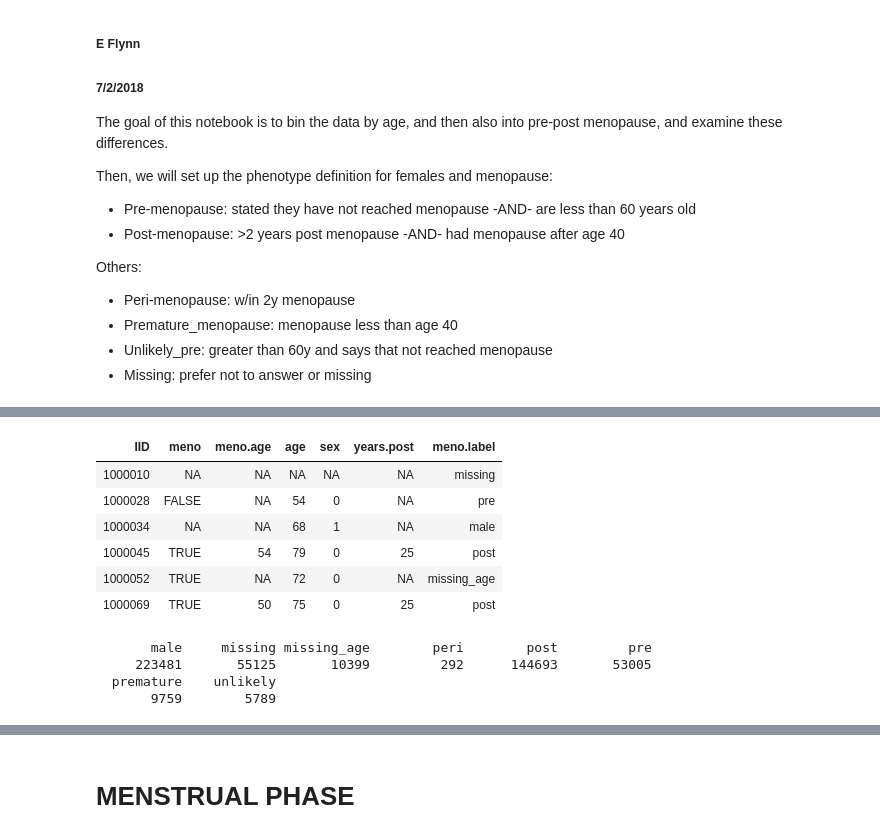
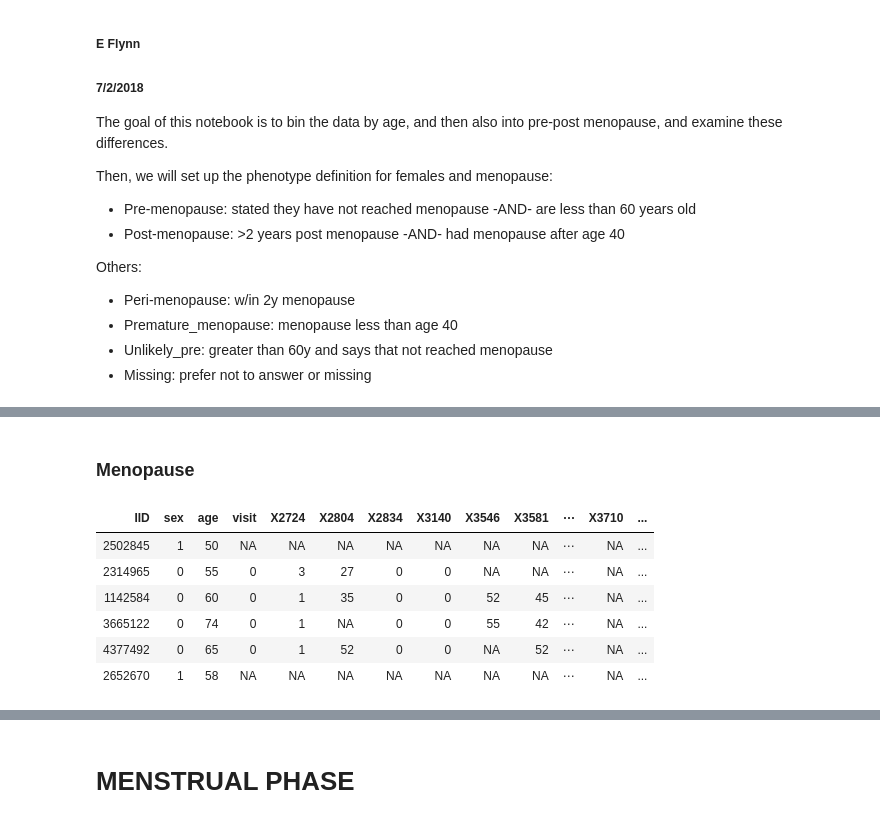
Before and after one commit to rivas-lab/sex-diff-biomarker-genetics, a Jupyter notebook: notebooks/ExamineAgeMenopause.ipynb, the cells around one changed output, grey strips where cells are left out. Saved outputs shown, nothing was run; the diff lists cells and outputs as text; code cells hidden in the pictures.

Commit message:
updated menopause phe

```diff
--- a/notebooks/ExamineAgeMenopause.ipynb
+++ b/notebooks/ExamineAgeMenopause.ipynb
@@ -91,0 +139,11 @@ sex  FALSE   TRUE
+# %%
+# DERIVED PHENOTYPES:
+#    preg: 1 = possibly or confirmed pregnant (exclude!), 0 = not pregnant, NA = did not answer
+#    hrt / pill:  1= still taking, 0 = not still taking, -1 = time not known, NA = did not answer
+ss_mat5 <- ss_mat4 %>% mutate(
+    preg=ifelse(X3140==1 | X3140==2, 1, X3140),
+    pill=ifelse(X2804==-11, 1, ifelse(X2804 == -3 | X2804==-1,-9, 0)),
+    hrt=ifelse(X3546==-11, 1, ifelse(X3546 == -3 | X3546==-1, -9, 0)))
+table(ss_mat5$preg)
+table(ss_mat5$hrt)
+table(ss_mat5$pill)
@@ -92 +157,27 @@ sex  FALSE   TRUE
+# %% [markdown]
+### Menopause
+# %%
+#head(ss_mat5)
+
+ss_mat6 <- ss_mat5 %>% mutate(
+    ooph= ifelse(X2834 == -3 | X2834==-5,-9, X2834),
+    hyster= ifelse(X3591 == -3 | X3591==-5,-9, X3591),
+    meno = ifelse(X2724 ==-3 | X2724==3,NA, ifelse(X2724 == 2 | X2724== 1, 1, X2724)), # hysterectomy / yes --> yes; not sure/prefer not --> -9
+    hyster2= ifelse(X2724==2, 1, 0),
+    meno.age=ifelse(X3581 == -3 | X3581==-1,-9, X3581)
+    )
+
+head(ss_mat6)
+ss_mat7 <- mutate(ss_mat6,
+                  years.post=ifelse(meno.age<0, NA, age - meno.age),# compute the years since menopause
+                  surgical.meno=ifelse(ooph == 1 | hyster==1 | hyster2 == 1,1,ifelse(X2834 == -9 & X3591==-9, NA, 0))
+                 )
+# %% [output]
+| IID | sex | age | visit | X2724 | X2804 | X2834 | X3140 | X3546 | X3581 | ⋯ | X3710 | ... |
+| 2502845 | 1 | 50 | NA | NA | NA | NA | NA | NA | NA | ⋯ | NA | ... |
+| 2314965 | 0 | 55 | 0 | 3 | 27 | 0 | 0 | NA | NA | ⋯ | NA | ... |
+| 1142584 | 0 | 60 | 0 | 1 | 35 | 0 | 0 | 52 | 45 | ⋯ | NA | ... |
+| 3665122 | 0 | 74 | 0 | 1 | NA | 0 | 0 | 55 | 42 | ⋯ | NA | ... |
+| 4377492 | 0 | 65 | 0 | 1 | 52 | 0 | 0 | NA | 52 | ⋯ | NA | ... |
+| 2652670 | 1 | 58 | NA | NA | NA | NA | NA | NA | NA | ⋯ | NA | ... |
 # %%
@@ -128,15 +210,0 @@ combined_age_dat2$meno.label <- mapply(label_col, df$meno, df$meno.age, df$age,
-# %%
-head(combined_age_dat2)
-table(combined_age_dat2$meno.label)
-# %% [output]
-| IID | meno | meno.age | age | sex | years.post | meno.label |
-| 1000010 | NA | NA | NA | NA | NA | missing |
-| 1000028 | FALSE | NA | 54 | 0 | NA | pre |
-| 1000034 | NA | NA | 68 | 1 | NA | male |
-| 1000045 | TRUE | 54 | 79 | 0 | 25 | post |
-| 1000052 | TRUE | NA | 72 | 0 | NA | missing_age |
-| 1000069 | TRUE | 50 | 75 | 0 | 25 | post |
-       male     missing missing_age        peri        post         pre
-     223481       55125       10399         292      144693       53005
-  premature    unlikely
-       9759        5789
```
Also changed, not shown: parts of 47 cells of this notebook.
